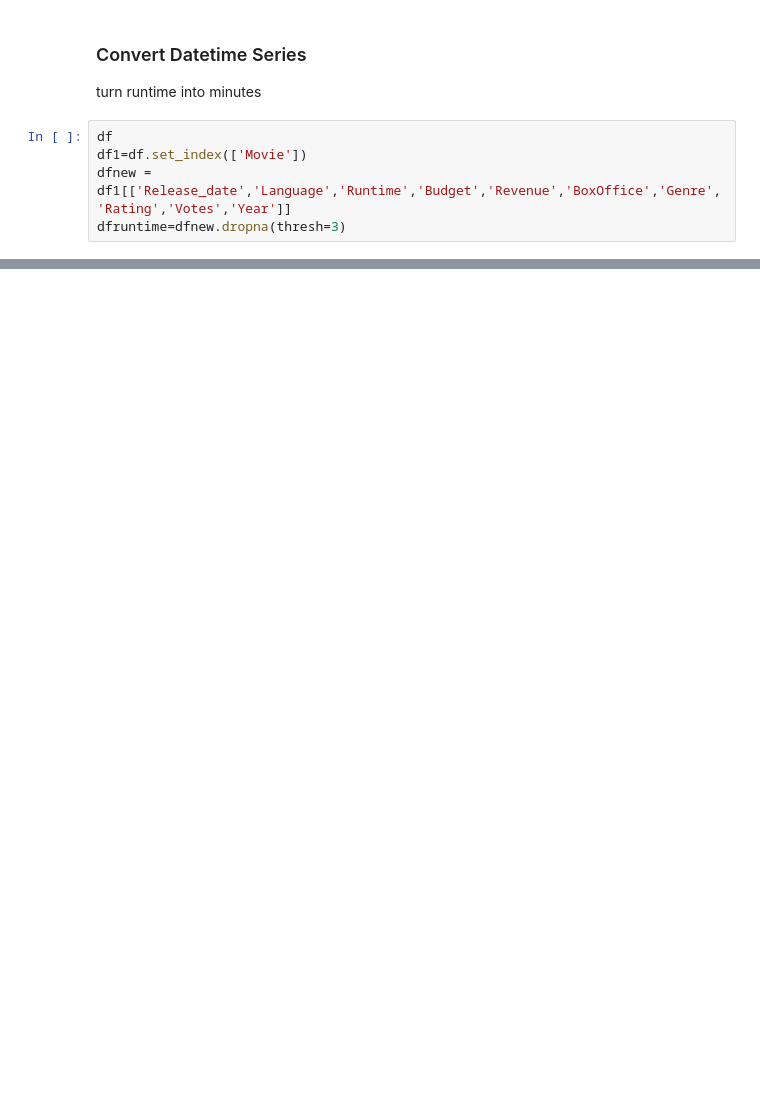
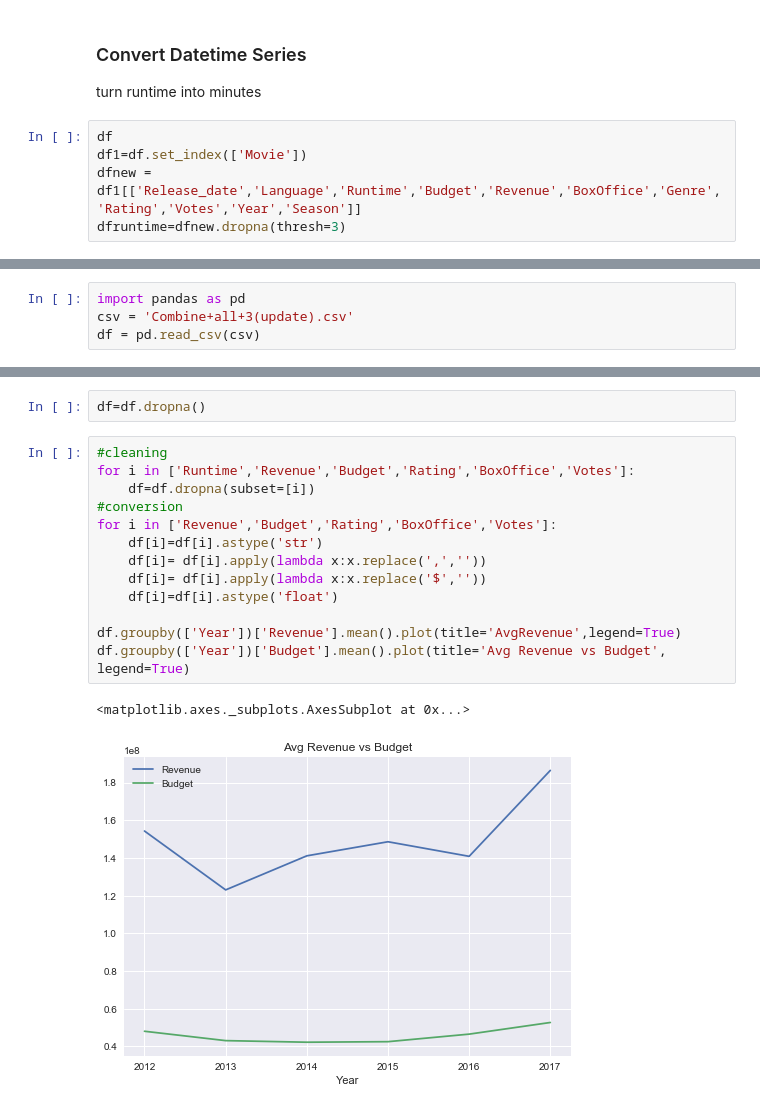
Before and after one commit to cicisongze/Movie_analysis_project, a Jupyter notebook: Data_Visualization.ipynb, the cells around one changed output, grey strips where cells are left out. Cells and saved outputs as stored; diff of their text form; blank space fills up the shorter version.

```diff
--- a/Data_Visualization.ipynb
+++ b/Data_Visualization.ipynb
@@ -162,7 +146,7 @@ turn runtime into minutes
 # %%
 df
 df1=df.set_index(['Movie'])
-dfnew = df1[['Release_date','Language','Runtime','Budget','Revenue','BoxOffice','Genre','Rating','Votes','Year']]
+dfnew = df1[['Release_date','Language','Runtime','Budget','Revenue','BoxOffice','Genre','Rating','Votes','Year','Season']]
 dfruntime=dfnew.dropna(thresh=3)
 # %%
 for x in range(len(dfruntime['Runtime'])):
@@ -215,0 +164,4 @@ dfruntime
+# %%
+import pandas as pd
+csv = 'Combine+all+3(update).csv'
+df = pd.read_csv(csv)
@@ -215,0 +177,18 @@ dfruntime
+# %%
+df=df.dropna()
+# %%
+#cleaning
+for i in ['Runtime','Revenue','Budget','Rating','BoxOffice','Votes']:
+    df=df.dropna(subset=[i])
+#conversion
+for i in ['Revenue','Budget','Rating','BoxOffice','Votes']:
+    df[i]=df[i].astype('str')
+    df[i]= df[i].apply(lambda x:x.replace(',',''))
+    df[i]= df[i].apply(lambda x:x.replace('$',''))
+    df[i]=df[i].astype('float')
+
+df.groupby(['Year'])['Revenue'].mean().plot(title='AvgRevenue',legend=True)
+df.groupby(['Year'])['Budget'].mean().plot(title='Avg Revenue vs Budget', legend=True)
+# %% [output]
+<matplotlib.axes._subplots.AxesSubplot at 0x...>
+[figure, added]
```
Also changed, not shown: parts of 12 cells of this notebook.
